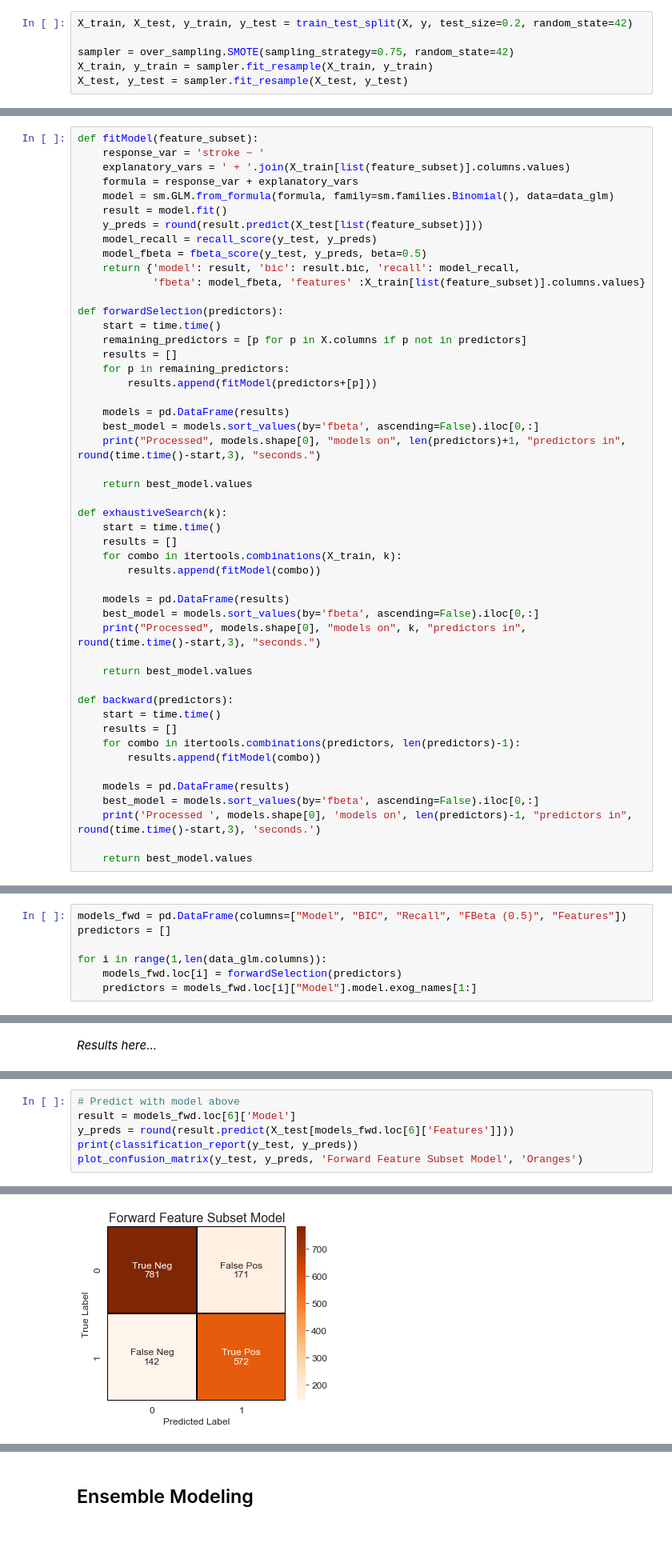
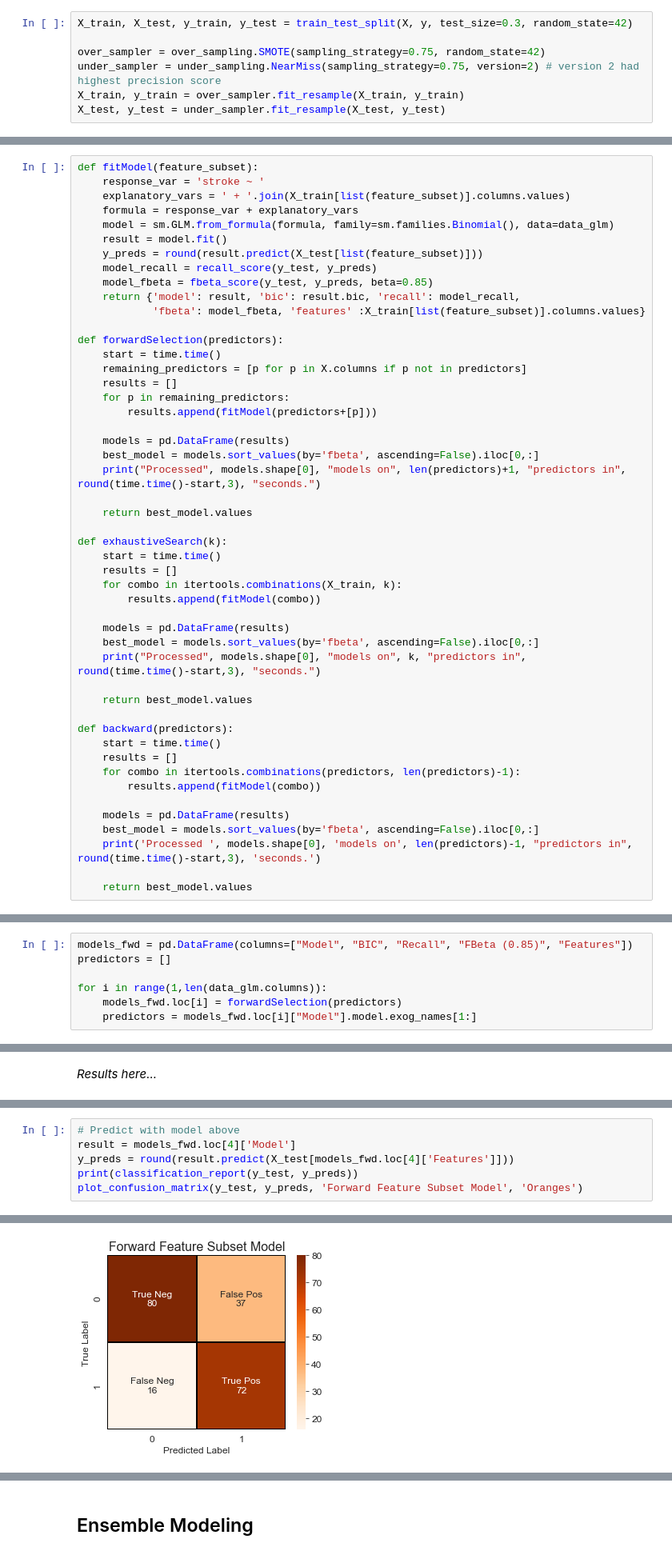
Before and after one commit to dhelms1/stroke_prediction, a Jupyter notebook: stroke_prediction.ipynb, the cells around one changed output, grey strips where cells are left out. Shown at 80% size. Saved outputs shown, nothing was run; the diff lists cells and outputs as text.

Commit message:
statistical modeling test set updated

```diff
--- a/stroke_prediction.ipynb
+++ b/stroke_prediction.ipynb
@@ -502,9 +504,10 @@ Note that we first split the data into training and testing sets before sampling
 # %%
-X_train, X_test, y_train, y_test = train_test_split(X, y, test_size=0.2, random_state=42)
+X_train, X_test, y_train, y_test = train_test_split(X, y, test_size=0.3, random_state=42)
 
-sampler = over_sampling.SMOTE(sampling_strategy=0.75, random_state=42)
-X_train, y_train = sampler.fit_resample(X_train, y_train)
-X_test, y_test = sampler.fit_resample(X_test, y_test)
+over_sampler = over_sampling.SMOTE(sampling_strategy=0.75, random_state=42)
+under_sampler = under_sampling.NearMiss(sampling_strategy=0.75, version=2) # version 2 had highest precision score
+X_train, y_train = over_sampler.fit_resample(X_train, y_train)
+X_test, y_test = under_sampler.fit_resample(X_test, y_test)
 # %%
 plt.figure(figsize=(10,4))
 ax1 = plt.subplot(1,2,1)
@@ -596,7 +596,7 @@ def fitModel(feature_subset):
     result = model.fit()
     y_preds = round(result.predict(X_test[list(feature_subset)]))
     model_recall = recall_score(y_test, y_preds)
-    model_fbeta = fbeta_score(y_test, y_preds, beta=0.5)
+    model_fbeta = fbeta_score(y_test, y_preds, beta=0.85)
     return {'model': result, 'bic': result.bic, 'recall': model_recall,
             'fbeta': model_fbeta, 'features' :X_train[list(feature_subset)].columns.values}
 
@@ -655,7 +655,7 @@ def plot_search_results(results):
 #### Forward Stepwise Feature Selection
 The first method we will use is the forward stepwise selection, which will iterate over all of the features in the training dataset with each iteration adding the coefficient that improves our model the best. Each iteration will return the model with the highest $F_{0.5}$ score which we will then plot, evaluate, and use the best model to make predictions.
 # %%
-models_fwd = pd.DataFrame(columns=["Model", "BIC", "Recall", "FBeta (0.5)", "Features"])
+models_fwd = pd.DataFrame(columns=["Model", "BIC", "Recall", "FBeta (0.85)", "Features"])
 predictors = []
 
 for i in range(1,len(data_glm.columns)):
@@ -702,7 +700,7 @@ Generalized Linear Model Regression Results
 # %%
 # Predict with model above
-result = models_fwd.loc[6]['Model']
-y_preds = round(result.predict(X_test[models_fwd.loc[6]['Features']]))
+result = models_fwd.loc[4]['Model']
+y_preds = round(result.predict(X_test[models_fwd.loc[4]['Features']]))
 print(classification_report(y_test, y_preds))
 plot_confusion_matrix(y_test, y_preds, 'Forward Feature Subset Model', 'Oranges')
 # %% [output]
@@ -717 +715 @@ weighted avg       0.81      0.81      0.81      1666
-[figure, old version]
+[figure, new version]
```
Also changed, not shown: parts of 31 cells of this notebook.
